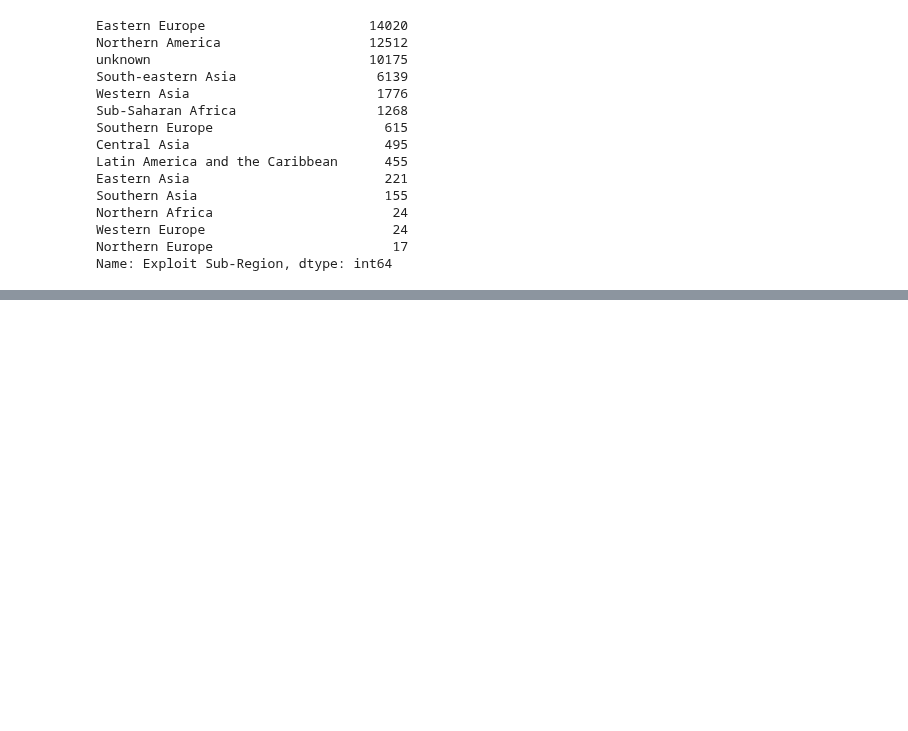
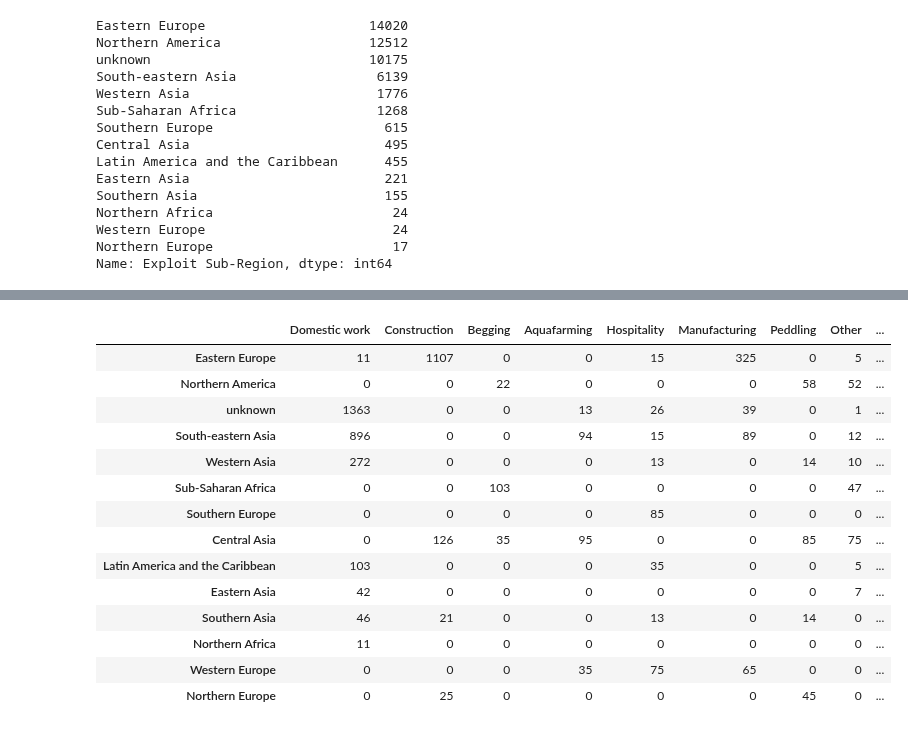
Before and after one commit to saronraut/Human-Trafficking-Awareness, a Jupyter notebook: labor_stats.ipynb, the cells around one changed output, grey strips where cells are left out. Saved outputs shown, nothing was run; the diff lists cells and outputs as text; code cells hidden in the pictures; blank space fills up the shorter version.

```diff
--- a/labor_stats.ipynb
+++ b/labor_stats.ipynb
@@ -86,0 +130,32 @@ eastern_pie_df.plot(kind="pie",startangle=120, title = "Labor Exploitation in Ea
+# %%
+plotdata = pd.DataFrame({
+    "Domestic work":[11, 0, 1363, 896, 272, 0, 0, 0, 103, 42, 46, 11, 0, 0],
+    "Construction":[1107, 0, 0, 0, 0, 0, 0, 126, 0, 0, 21, 0, 0, 25],
+    "Begging":[0, 22, 0, 0, 0, 103, 0, 35, 0, 0, 0, 0, 0, 0],
+    "Aquafarming":[0, 0, 13, 94, 0, 0, 0, 95, 0, 0, 0, 0, 35, 0],
+    "Hospitality":[15, 0, 26, 15, 13, 0, 85, 0, 35, 0, 13, 0, 75, 0],
+    "Manufacturing":[325, 0, 39, 89, 0, 0, 0, 0, 0, 0, 0, 0, 65, 0],
+    "Peddling":[0, 58, 0, 0, 14, 0, 0, 85, 0, 0, 14, 0, 0, 45],
+    "Other":[5, 52, 1, 12, 10, 47, 0, 75, 5, 7, 0, 0, 0, 0],
+    "Agriculture":[133, 19, 1, 12, 0, 0, 65, 0, 15, 7, 0, 0, 0, 95],
+    }, index = subregions
+)
+# %%
+plotdata
+#Table of sector of Labor Exploitation by Sub-region
+# %% [output]
+|  | Domestic work | Construction | Begging | Aquafarming | Hospitality | Manufacturing | Peddling | Other | ... |
+| Eastern Europe | 11 | 1107 | 0 | 0 | 15 | 325 | 0 | 5 | ... |
+| Northern America | 0 | 0 | 22 | 0 | 0 | 0 | 58 | 52 | ... |
+| unknown | 1363 | 0 | 0 | 13 | 26 | 39 | 0 | 1 | ... |
+| South-eastern Asia | 896 | 0 | 0 | 94 | 15 | 89 | 0 | 12 | ... |
+| Western Asia | 272 | 0 | 0 | 0 | 13 | 0 | 14 | 10 | ... |
+| Sub-Saharan Africa | 0 | 0 | 103 | 0 | 0 | 0 | 0 | 47 | ... |
+| Southern Europe | 0 | 0 | 0 | 0 | 85 | 0 | 0 | 0 | ... |
+| Central Asia | 0 | 126 | 35 | 95 | 0 | 0 | 85 | 75 | ... |
+| Latin America and the Caribbean | 103 | 0 | 0 | 0 | 35 | 0 | 0 | 5 | ... |
+| Eastern Asia | 42 | 0 | 0 | 0 | 0 | 0 | 0 | 7 | ... |
+| Southern Asia | 46 | 21 | 0 | 0 | 13 | 0 | 14 | 0 | ... |
+| Northern Africa | 11 | 0 | 0 | 0 | 0 | 0 | 0 | 0 | ... |
+| Western Europe | 0 | 0 | 0 | 35 | 75 | 65 | 0 | 0 | ... |
+| Northern Europe | 0 | 25 | 0 | 0 | 0 | 0 | 45 | 0 | ... |
```
Also changed, not shown: parts of 10 cells of this notebook.
